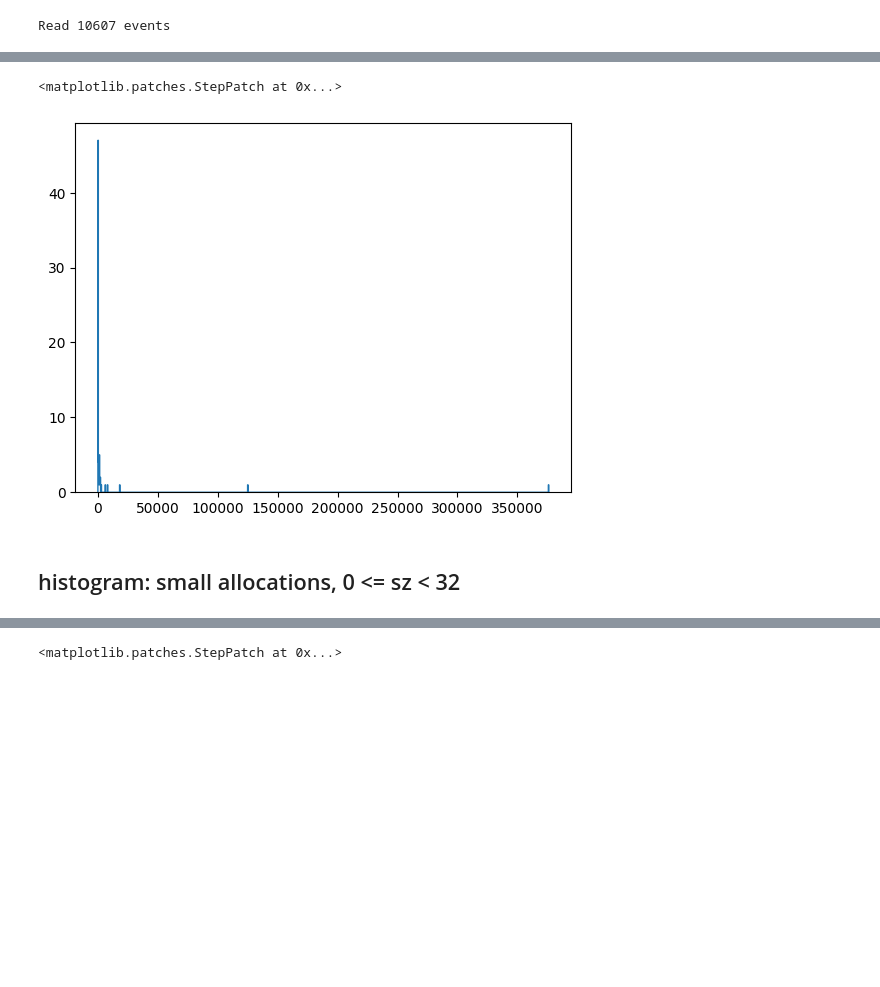
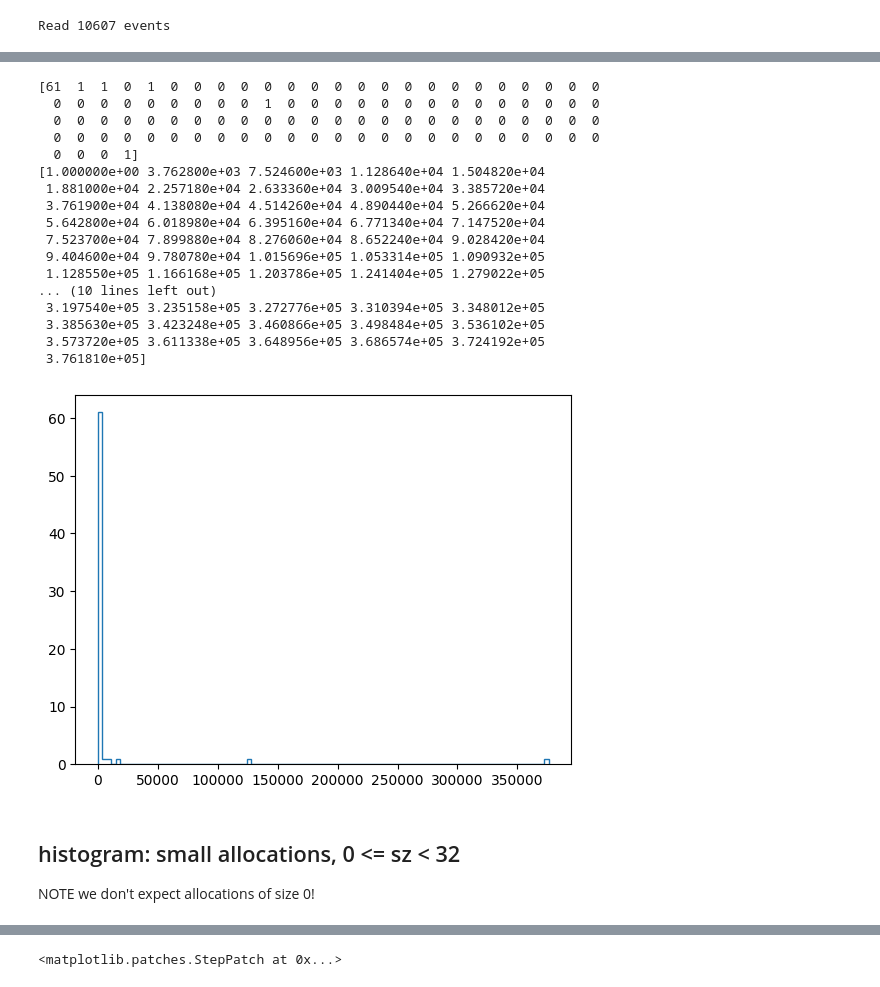
Before and after one commit to tomjridge/ocaml-alloc-stats, a Jupyter notebook: main.ipynb, the cells around one changed output, grey strips where cells are left out. Saved outputs shown, nothing was run; the diff lists cells and outputs as text; code cells hidden in the pictures; blank space fills up the shorter version.

Commit message:
WIP the histograms are not correct; needs debugging

```diff
--- a/main.ipynb
+++ b/main.ipynb
@@ -59,0 +52,10 @@ NOTE converted ctf placed in file irmin-replay.ctf.dump
+# %%
+def convert_ctf_to_dump(filename):
+    # translate to lookahead format
+    outfile1 = filename+".dump"
+    subprocess.run([dump_exe,ctf_file,outfile1],check=True)
+    return outfile1
+
+the_ctf_dump = convert_ctf_to_dump(ctf_file)
+
+print("NOTE converted ctf placed in file "+the_ctf_dump)
@@ -80,7 +84,7 @@ def read_dump_as_list(fn):
                 xs.append(int(sz))
     return xs
 
-the_trace = read_dump_as_list(ctf_dump_file)
+the_trace = read_dump_as_list(the_ctf_dump)
 
 print("Read",len(the_trace),"events")
 # %% [output]
@@ -95,8 +99,15 @@ def group_allocs_by_size(list_of_allocs):
             allocs[sz] = allocs[sz]+1
         else:
             allocs[sz] = 1
+    # convert to OrderedDict for readability
+    allocs = collections.OrderedDict(sorted(the_allocs_by_size.items()))
     return allocs
 
 the_allocs_by_size = group_allocs_by_size(the_trace)
 
+# for easy debugging, we write the_allocs_by_size to a file
+with open("tmp.json","w") as tmp_json:
+    json.dump(the_allocs_by_size,tmp_json)
+    print("NOTE wrote the_allocs_by_size to tmp.json")
+
 if debug: the_allocs_by_size
@@ -105,10 +138,30 @@ if debug: the_allocs_by_size
 # %%
-the_np_array = np.array(list(the_allocs_by_size.items()))
-counts, bins = np.histogram(the_np_array,1000)
-plt.stairs(counts,bins)
+the_np_array = np.array(sorted(list(the_allocs_by_size.items())))
+counts, bins = np.histogram(the_np_array,100)
+plt.stairs(counts,bins) # FIXME this does not look correct
+print(counts) # FIXME this is not correct for the first bin
+print(bins)
 # %% [output]
-<matplotlib.patches.StepPatch at 0x...>
+[61  1  1  0  1  0  0  0  0  0  0  0  0  0  0  0  0  0  0  0  0  0  0  0
+  0  0  0  0  0  0  0  0  0  1  0  0  0  0  0  0  0  0  0  0  0  0  0  0
+  0  0  0  0  0  0  0  0  0  0  0  0  0  0  0  0  0  0  0  0  0  0  0  0
+  0  0  0  0  0  0  0  0  0  0  0  0  0  0  0  0  0  0  0  0  0  0  0  0
+  0  0  0  1]
+[1.000000e+00 3.762800e+03 7.524600e+03 1.128640e+04 1.504820e+04
+ 1.881000e+04 2.257180e+04 2.633360e+04 3.009540e+04 3.385720e+04
+ 3.761900e+04 4.138080e+04 4.514260e+04 4.890440e+04 5.266620e+04
+ 5.642800e+04 6.018980e+04 6.395160e+04 6.771340e+04 7.147520e+04
+ 7.523700e+04 7.899880e+04 8.276060e+04 8.652240e+04 9.028420e+04
+ 9.404600e+04 9.780780e+04 1.015696e+05 1.053314e+05 1.090932e+05
+ 1.128550e+05 1.166168e+05 1.203786e+05 1.241404e+05 1.279022e+05
+... (10 lines left out)
+ 3.197540e+05 3.235158e+05 3.272776e+05 3.310394e+05 3.348012e+05
+ 3.385630e+05 3.423248e+05 3.460866e+05 3.498484e+05 3.536102e+05
+ 3.573720e+05 3.611338e+05 3.648956e+05 3.686574e+05 3.724192e+05
+ 3.761810e+05]
-[figure, old version]
+[figure, new version]
-# %% [markdown]
-## histogram: small allocations, 0 <= sz < 32
+# %% [markdown]
+## histogram: small allocations, 0 <= sz < 32
+
+NOTE we don't expect allocations of size 0!
 # %%
```
Also changed, not shown: parts of 30 cells of this notebook, 1 other file.
